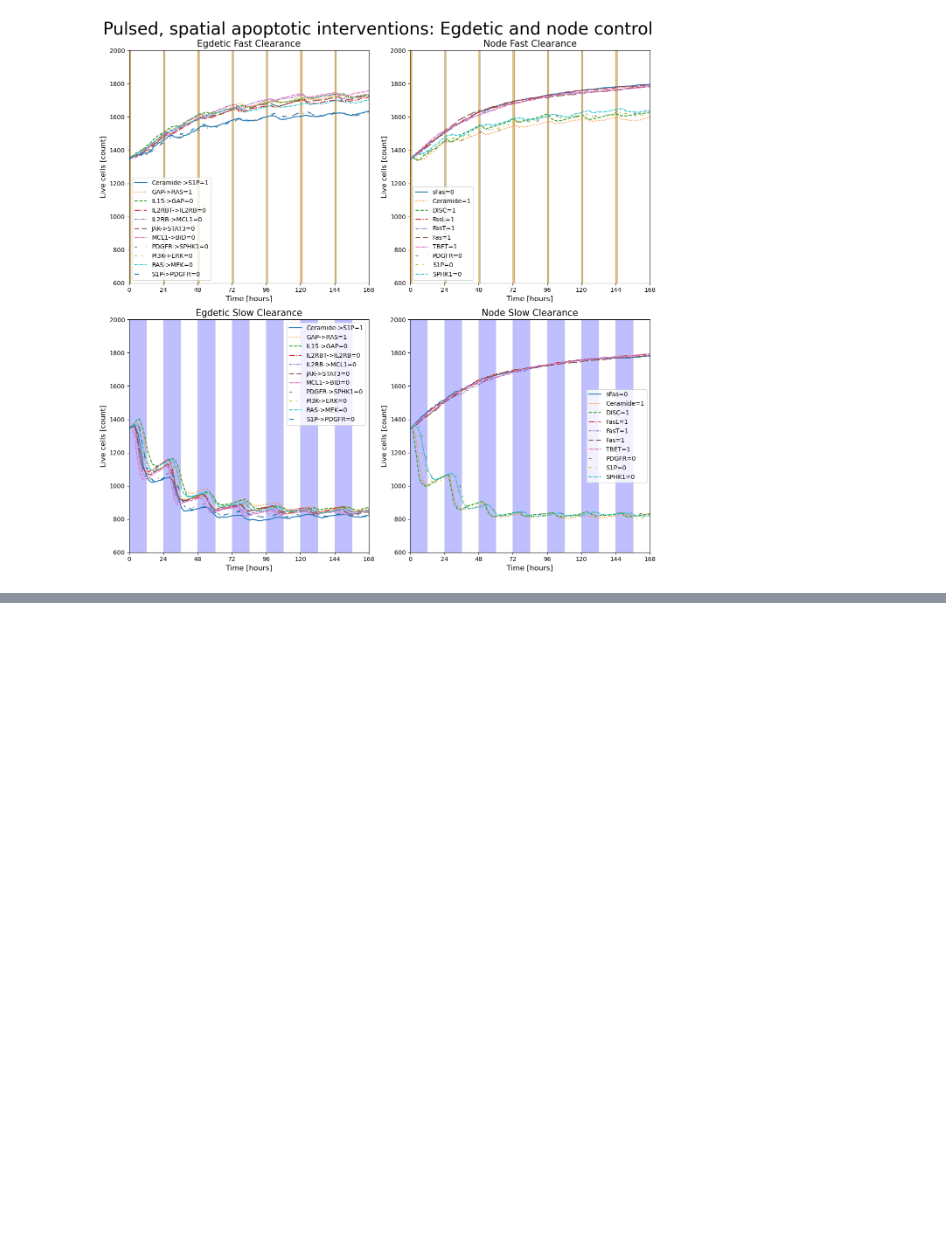
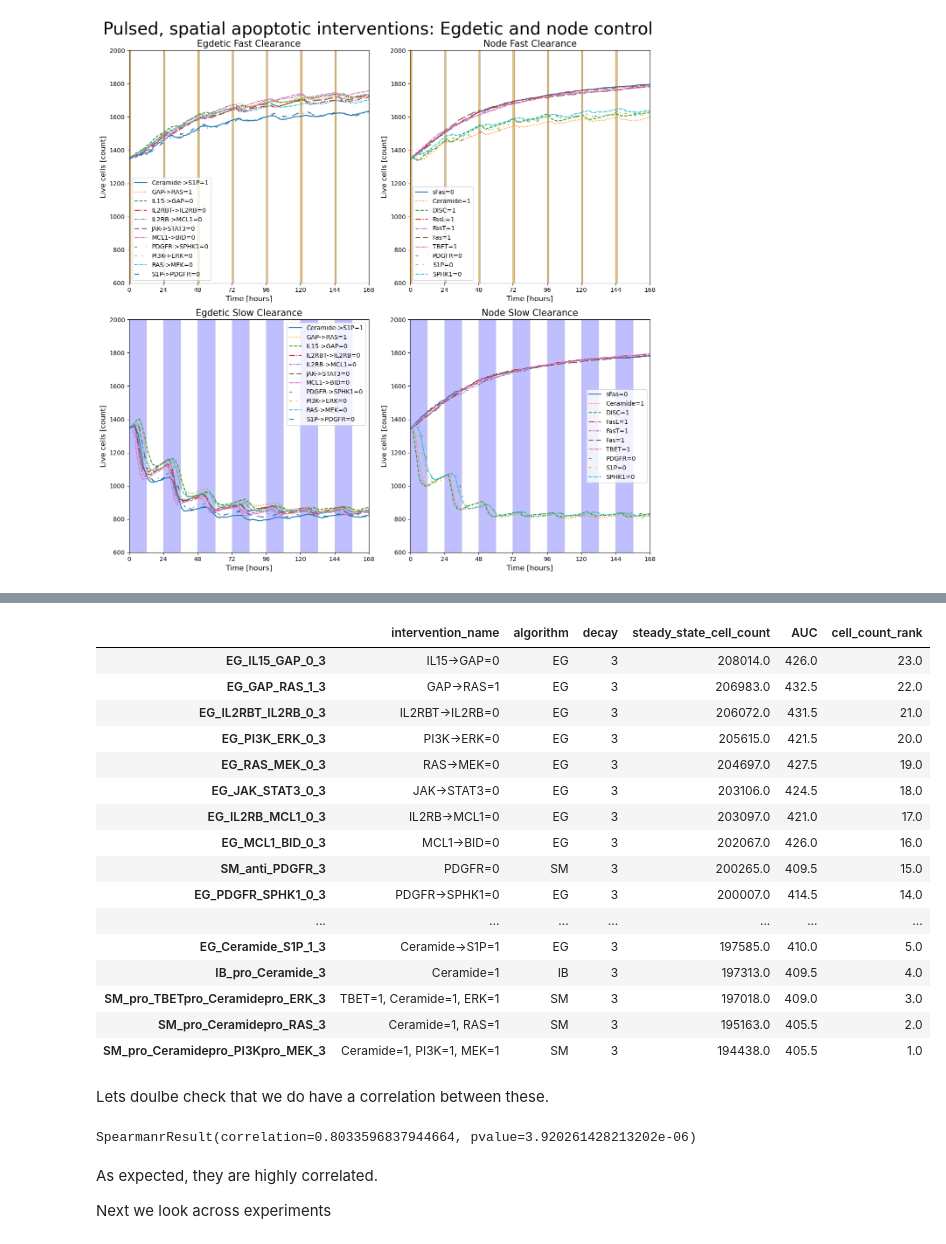
Before and after one commit to johnmetzcar/PhysiLab, a Jupyter notebook: scripts/Simultaneous spatially and temporally varying intervention analysis.ipynb, the cells around one changed output, grey strips where cells are left out. Drawn from its saved outputs; the diff is of its cells as text; code cells hidden in the pictures; blank space fills up the shorter version.

```diff
--- a/scripts/Simultaneous spatially and temporally varying intervention analysis.ipynb
+++ b/scripts/Simultaneous spatially and temporally varying intervention analysis.ipynb
@@ -491,0 +576,22 @@ plt.show()
+# %%
+df_slow_clearance_ranking.sort_values(by='cell_count_rank', ascending=False)
+# %% [output]
+|  | intervention_name | algorithm | decay | steady_state_cell_count | AUC | cell_count_rank |
+| EG_IL15_GAP_0_3 | IL15->GAP=0 | EG | 3 | 208014.0 | 426.0 | 23.0 |
+| EG_GAP_RAS_1_3 | GAP->RAS=1 | EG | 3 | 206983.0 | 432.5 | 22.0 |
+| EG_IL2RBT_IL2RB_0_3 | IL2RBT->IL2RB=0 | EG | 3 | 206072.0 | 431.5 | 21.0 |
+| EG_PI3K_ERK_0_3 | PI3K->ERK=0 | EG | 3 | 205615.0 | 421.5 | 20.0 |
+| EG_RAS_MEK_0_3 | RAS->MEK=0 | EG | 3 | 204697.0 | 427.5 | 19.0 |
+| EG_JAK_STAT3_0_3 | JAK->STAT3=0 | EG | 3 | 203106.0 | 424.5 | 18.0 |
+| EG_IL2RB_MCL1_0_3 | IL2RB->MCL1=0 | EG | 3 | 203097.0 | 421.0 | 17.0 |
+| EG_MCL1_BID_0_3 | MCL1->BID=0 | EG | 3 | 202067.0 | 426.0 | 16.0 |
+| SM_anti_PDGFR_3 | PDGFR=0 | SM | 3 | 200265.0 | 409.5 | 15.0 |
+| EG_PDGFR_SPHK1_0_3 | PDGFR->SPHK1=0 | EG | 3 | 200007.0 | 414.5 | 14.0 |
+| ... | ... | ... | ... | ... | ... | ... |
+| EG_Ceramide_S1P_1_3 | Ceramide->S1P=1 | EG | 3 | 197585.0 | 410.0 | 5.0 |
+| IB_pro_Ceramide_3 | Ceramide=1 | IB | 3 | 197313.0 | 409.5 | 4.0 |
+| SM_pro_TBETpro_Ceramidepro_ERK_3 | TBET=1, Ceramide=1, ERK=1 | SM | 3 | 197018.0 | 409.0 | 3.0 |
+| SM_pro_Ceramidepro_RAS_3 | Ceramide=1, RAS=1 | SM | 3 | 195163.0 | 405.5 | 2.0 |
+| SM_pro_Ceramidepro_PI3Kpro_MEK_3 | Ceramide=1, PI3K=1, MEK=1 | SM | 3 | 194438.0 | 405.5 | 1.0 |
+# %% [markdown]
+Lets doulbe check that we do have a correlation between these.
@@ -491,0 +608,10 @@ plt.show()
+# %%
+res = stats.spearmanr(df_medium_clearance_ranking.loc[:, ('cell_count_rank')], df_slow_clearance_ranking.loc[:, ('cell_count_rank')])
+
+print(res)
+# %% [output]
+SpearmanrResult(correlation=0.8033596837944664, pvalue=3.920261428213202e-06)
+# %% [markdown]
+As expected, they are highly correlated.
+
+Next we look across experiments
```
Also changed, not shown: parts of 11 cells of this notebook, 9 other files.
